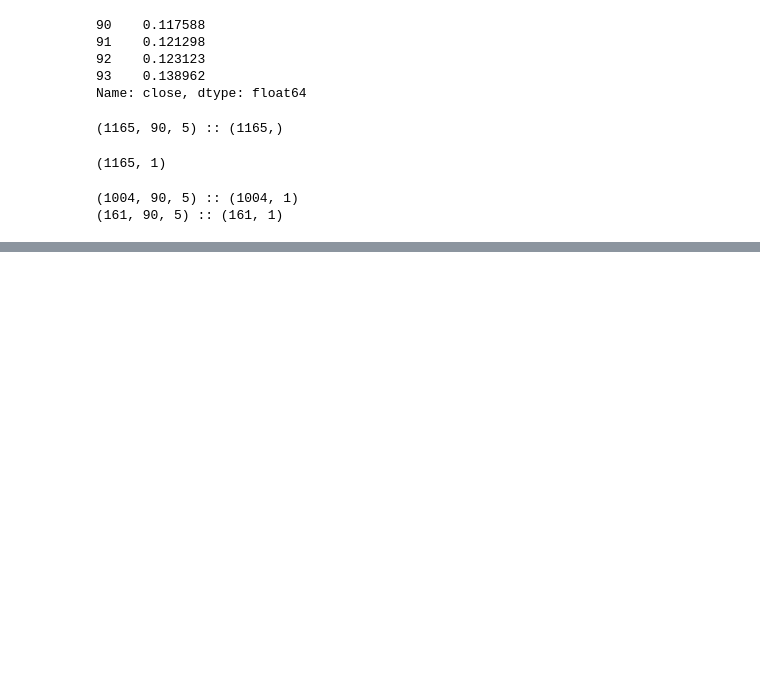
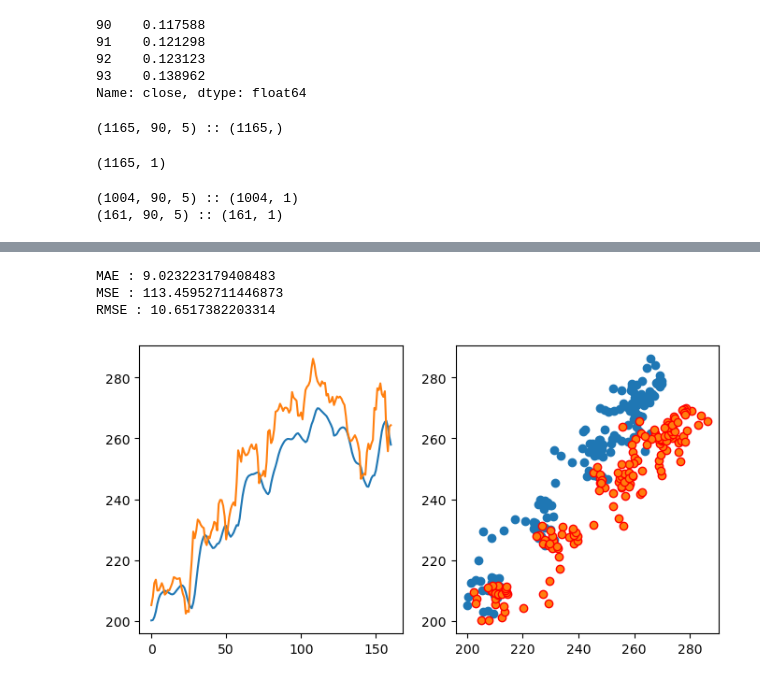
Before and after one commit to utsav87589/LSTM---Stock-price-prediction, a Jupyter notebook: v1/notebooks/future_price_multi.ipynb, the cells around one changed output, grey strips where cells are left out. Drawn from its saved outputs; the diff is of its cells as text; code cells hidden in the pictures; blank space fills up the shorter version.

Commit message:
worked on the scaler

```diff
--- a/v1/notebooks/future_price_multi.ipynb
+++ b/v1/notebooks/future_price_multi.ipynb
@@ -136,0 +241,5 @@ print(f"{X_train.shape} :: {y_train.shape} \n{X_test.shape} :: {y_test.shape}")
+# %%
+### dummies for y_test
+dummies_for_test = np.zeros(shape = (len(y_test), 5))
+dummies_for_test[:, 0] = y_test.flatten()
+dummies_for_test
@@ -136,0 +264,4 @@ print(f"{X_train.shape} :: {y_train.shape} \n{X_test.shape} :: {y_test.shape}")
+# %%
+### inverse scaling the dummies and then updating the y_pred and y_test
+dummies_for_test = scaler.inverse_transform(dummies_for_test)
+dummies_for_pred = scaler.inverse_transform(dummies_for_pred)
@@ -136,0 +310,4 @@ print(f"{X_train.shape} :: {y_train.shape} \n{X_test.shape} :: {y_test.shape}")
+# %%
+### restoring the values in y_pred
+y_pred[:, 0] = dummies_for_pred[:, 0]
+y_pred
@@ -136,0 +332,4 @@ print(f"{X_train.shape} :: {y_train.shape} \n{X_test.shape} :: {y_test.shape}")
+# %%
+### restoring the values in y_test
+y_test[:, 0] = dummies_for_test[:, 0]
+y_test
@@ -136,0 +354,9 @@ print(f"{X_train.shape} :: {y_train.shape} \n{X_test.shape} :: {y_test.shape}")
+# %%
+### plotting the metrices and graphs
+metrices(y_test, y_pred)
+plot_predictions(y_test, y_pred)
+# %% [output]
+MAE : 9.023223179408483
+MSE : 113.45952711446873
+RMSE : 10.6517382203314
+[figure, added]
```
Also changed, not shown: parts of 11 cells of this notebook.
